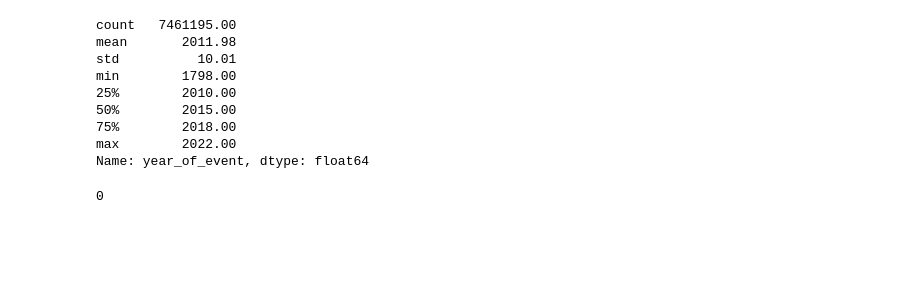
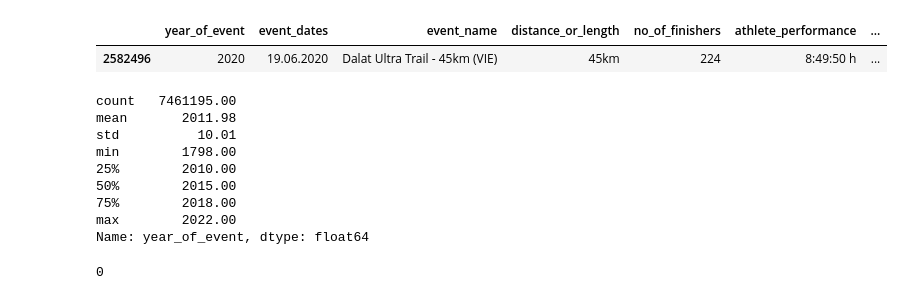
Before and after one commit to dmshakur/ultra-running-data-analysis, a Jupyter notebook: notebooks/data_processing.ipynb, the cells around one changed output. Cells and saved outputs as stored; diff of their text form; code cells hidden in the pictures; blank space fills up the shorter version.

```diff
--- a/notebooks/data_processing.ipynb
+++ b/notebooks/data_processing.ipynb
@@ -140,14 +147,26 @@ df.loc[df['age_category'] == 'F35', 'age_category'] = 'W35'
 # %%
-old_age_cat_mask = (df['age_category'].isnull()) & (df['age_category'].isin(['MU23', 'MU20', 'WU20', 'WU23']))
+'''
+Creating a mask and function to be used to fix the values in age category.
+The mask checks for all values in the mu*, wu* or for any empty values as well.
+The function basically takes the year of the event - birth year to get the age of the
+athlete at the time and then returns it.
+'''
+
+old_age_cat_mask = (df['age_category'].isnull()) | (df['age_category'].isin(['MU23', 'MU20', 'WU20', 'WU23']))
 
 def change_age_cats(row):
-    gender = 'W' if row['gender'] == 'F' else 'M'
+    if row['gender'] == 'F':
+        gender = 'W'
+    elif row['gender'] == 'M':
+        gender = 'M'
+    else:
+        gender = 'X'
     try:
         birth_year = int(row['birth_year'])
-        int('year_of_event')
+        event_year = int(row['year_of_event'])
     except:
         return gender + '0'
-    age = int(row['year_of_event']) - birth_year
+    age = event_year - birth_year
     age_group = int(age) if age % 23 == 0 else int(age / 5) * 5
     return gender + str(abs(age_group))
 
@@ -209,2 +174,0 @@ df[df['birth_year'] < (2023 - 90)].sort_values(by = 'birth_year', ascending = Tr
-# %%
-df['birth_year'][df['birth_year'] < 1700] = np.nan
@@ -215,0 +231,8 @@ See the caveats in the documentation: https://pandas.pydata.org/pandas-docs/stab
+# %%
+# Looking to see if there is any more data for the one incorrect birth year.
+# There is no more data on this particular individual, so his birth year will have to be nulled
+
+df[df['athlete_id'] == 819254]
+# %% [output]
+|  | year_of_event | event_dates | event_name | distance_or_length | no_of_finishers | athlete_performance | ... |
+| 2582496 | 2020 | 19.06.2020 | Dalat Ultra Trail - 45km (VIE) | 45km | 224 | 8:49:50 h | ... |
```
Also changed, not shown: parts of 75 cells of this notebook, 2 other files.
